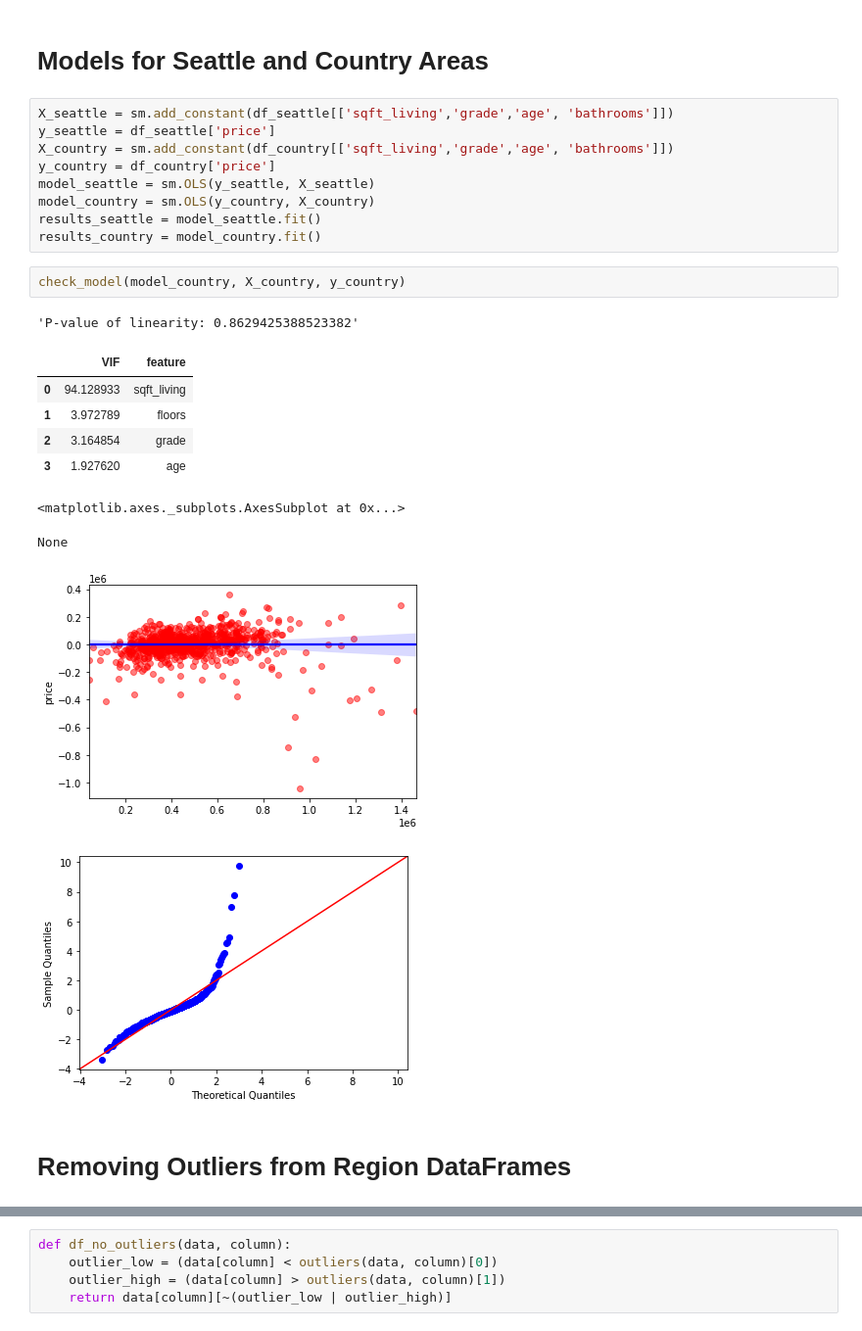
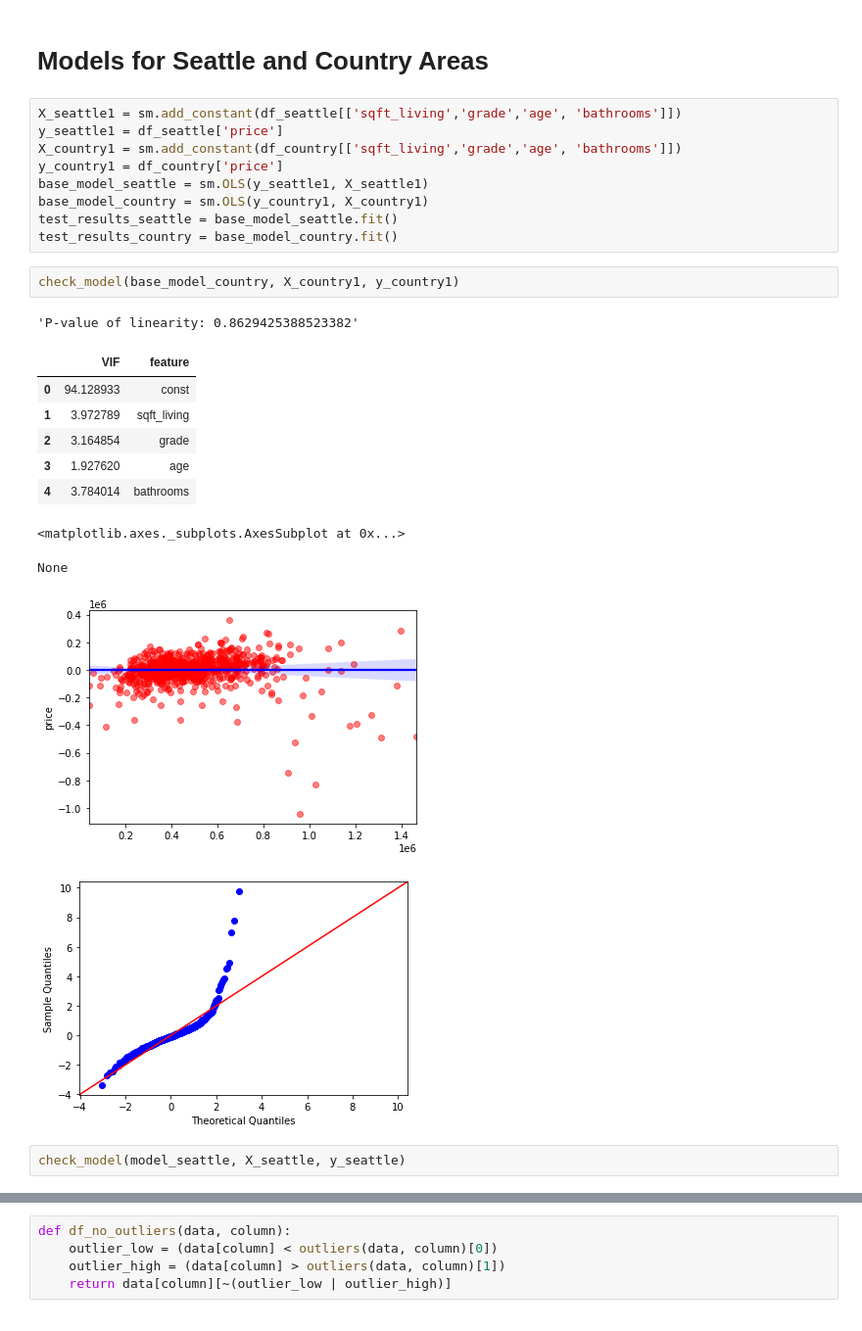
Before and after one commit to kjkahalley/King-County-housing-analysis, a Jupyter notebook: notebooks/exploratory/killian/main_notebook.ipynb, the cells around one changed output, grey strips where cells are left out. Shown: that part at 98% size. Cells and saved outputs as stored; diff of their text form.

```diff
--- a/notebooks/exploratory/killian/main_notebook.ipynb
+++ b/notebooks/exploratory/killian/main_notebook.ipynb
@@ -184,26 +184,27 @@ sns.distplot(df_country['sqft_living'])
 # %% [markdown]
 # Models for Seattle and Country Areas
 # %%
-X_seattle = sm.add_constant(df_seattle[['sqft_living','grade','age', 'bathrooms']])
-y_seattle = df_seattle['price']
-X_country = sm.add_constant(df_country[['sqft_living','grade','age', 'bathrooms']])
-y_country = df_country['price']
-model_seattle = sm.OLS(y_seattle, X_seattle)
-model_country = sm.OLS(y_country, X_country)
-results_seattle = model_seattle.fit()
-results_country = model_country.fit()
+X_seattle1 = sm.add_constant(df_seattle[['sqft_living','grade','age', 'bathrooms']])
+y_seattle1 = df_seattle['price']
+X_country1 = sm.add_constant(df_country[['sqft_living','grade','age', 'bathrooms']])
+y_country1 = df_country['price']
+base_model_seattle = sm.OLS(y_seattle1, X_seattle1)
+base_model_country = sm.OLS(y_country1, X_country1)
+test_results_seattle = base_model_seattle.fit()
+test_results_country = base_model_country.fit()
-# %%
-check_model(model_country, X_country, y_country)
-# %% [output]
-'P-value of linearity: 0.8629425388523382'
-|  | VIF | feature |
-| 0 | 94.128933 | sqft_living |
-| 1 | 3.972789 | floors |
-| 2 | 3.164854 | grade |
-| 3 | 1.927620 | age |
-<matplotlib.axes._subplots.AxesSubplot at 0x...>
-None
-[figure, removed]
-[figure, removed]
-# %% [markdown]
-# Removing Outliers from Region DataFrames
+# %%
+check_model(base_model_country, X_country1, y_country1)
+# %% [output]
+'P-value of linearity: 0.8629425388523382'
+|  | VIF | feature |
+| 0 | 94.128933 | const |
+| 1 | 3.972789 | sqft_living |
+| 2 | 3.164854 | grade |
+| 3 | 1.927620 | age |
+| 4 | 3.784014 | bathrooms |
+<matplotlib.axes._subplots.AxesSubplot at 0x...>
+None
+[figure, added]
+[figure, added]
+# %%
+check_model(model_seattle, X_seattle, y_seattle)
```
Also changed, not shown: parts of 24 cells of this notebook.
